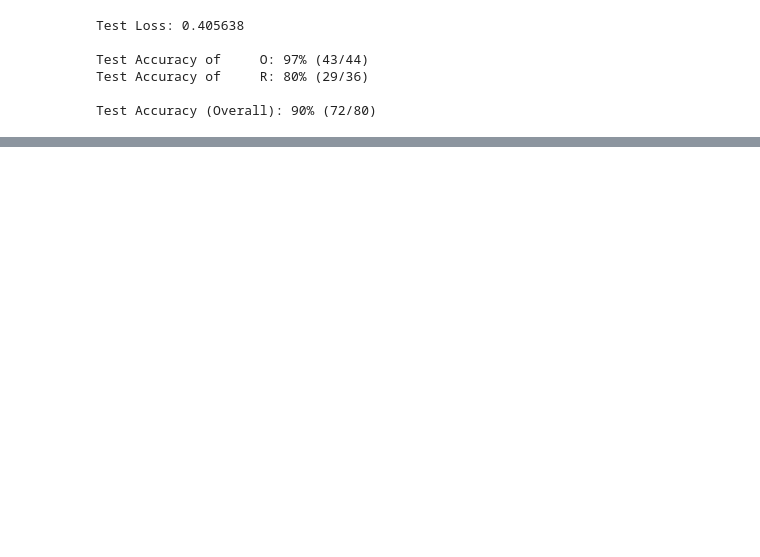
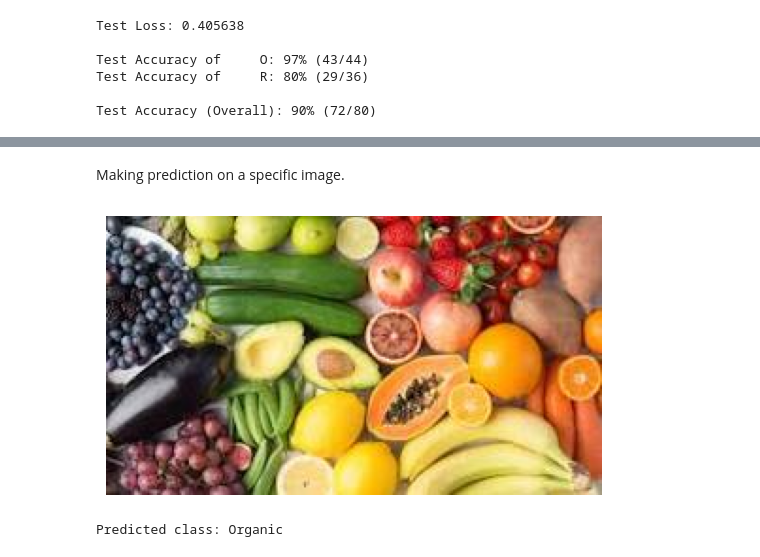
Before and after one commit to s-voon/waste_classification, a Jupyter notebook: notebook/waste_classification.ipynb, the cells around one changed output, grey strips where cells are left out. Saved outputs shown, nothing was run; the diff lists cells and outputs as text; code cells hidden in the pictures; blank space fills up the shorter version.

```diff
--- a/notebook/waste_classification.ipynb
+++ b/notebook/waste_classification.ipynb
@@ -251,0 +339,35 @@ Test Accuracy (Overall): 90% (72/80)
+# %% [markdown]
+Making prediction on a specific image.
+# %%
+IMAGE_SIZE = 64
+
+transform = transforms.Compose([
+    transforms.Resize(IMAGE_SIZE),
+    transforms.ToTensor(),
+    transforms.Normalize(mean=[0.485, 0.456, 0.406], std=[0.229, 0.224, 0.225]),
+])
+
+# Load and display the image
+image = Image.open('../organic_sample.jpeg')  # Replace with the path to your image
+plt.imshow(image)
+plt.axis('off')  # Turn off axis numbers and ticks
+plt.show()
+
+# Preprocess the Image
+image = transform(image)
+image = image.unsqueeze(0)  # Add a batch dimension
+
+# Make prediction
+with torch.no_grad():  # Disable gradient calculation
+    output = model(image)
+    _, predicted = torch.max(output, 1)
+
+# Interpret the prediction
+
+classes=['Organic','Recyclable']
+predicted_class = classes[predicted.item()]
+
+print(f'Predicted class: {predicted_class}')
+# %% [output]
+[figure, added]
+Predicted class: Organic
```
Also changed, not shown: parts of 17 cells of this notebook, 5 other files.
